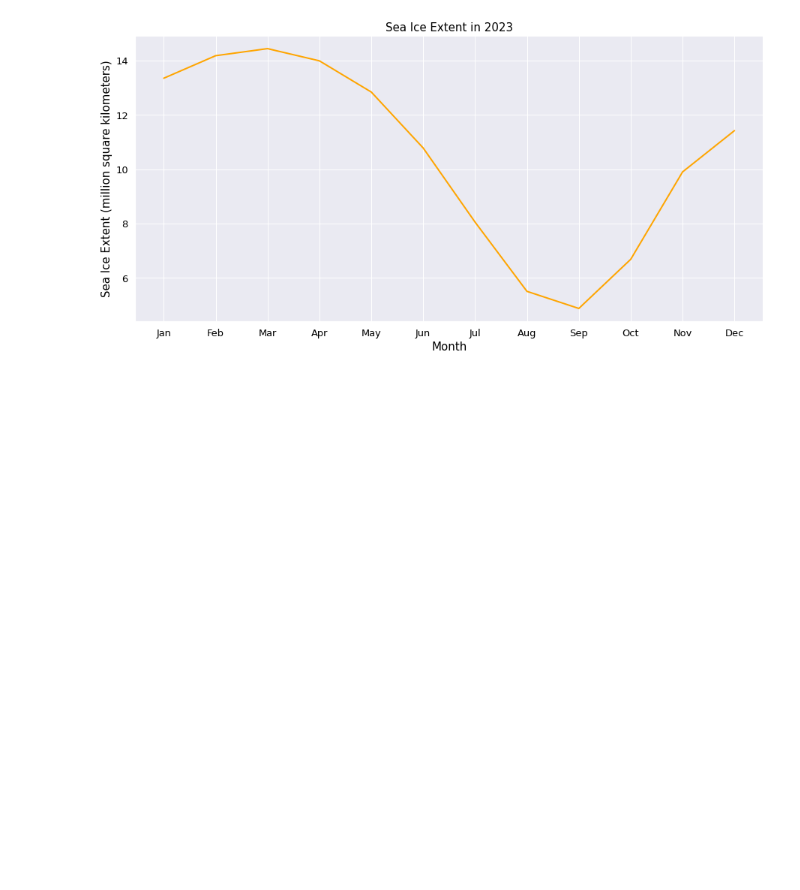
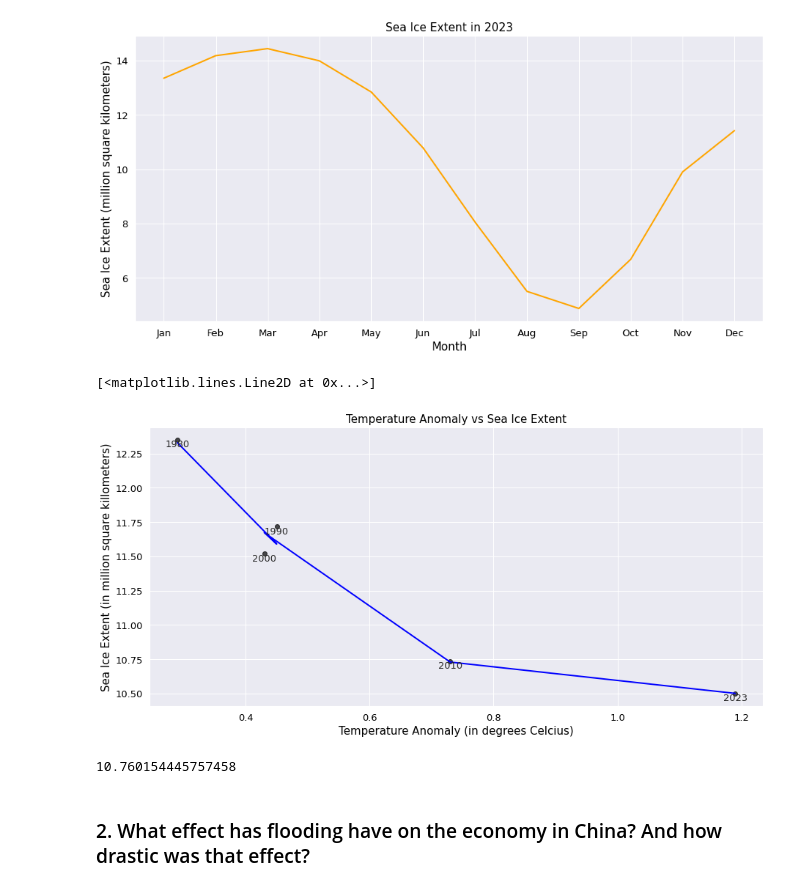
Before and after one commit to sonyaasha/3125-individual-project, a Jupyter notebook: codes/3125-IndividualProject.ipynb, the cells around one changed output. Saved outputs shown, nothing was run; the diff lists cells and outputs as text; code cells hidden in the pictures; blank space fills up the shorter version.

```diff
--- a/codes/3125-IndividualProject.ipynb
+++ b/codes/3125-IndividualProject.ipynb
@@ -242,3 +243,40 @@ data = pd.DataFrame({'Year': model_year, 'Temperature Anomaly': model_temp_anoma
 # create line of best fit
 # write the equation of the line
 # do a prediction for 2030
+# %%
+from sklearn.linear_model import LinearRegression
+from sklearn.preprocessing import PolynomialFeatures
+
+sns.set()
+plt.figure(figsize=(15, 7))
+plt.scatter(data['Temperature Anomaly'], data['Sea Ice Extent'], color = 'black', alpha=0.7)
+
+for i in range(len(data)):
+    plt.text(data['Temperature Anomaly'][i], data['Sea Ice Extent'][i], data['Year'][i], fontsize=13, ha='center', va='top')
+
+plt.xlabel('Temperature Anomaly (in degrees Celcius)', fontsize = 15, color='black')
+plt.ylabel('Sea Ice Extent (in million square killometers)', fontsize = 15, color='black')
+plt.xticks(fontsize=13, color='black')
+plt.yticks(fontsize=13, color='black')
+plt.title('Temperature Anomaly vs Sea Ice Extent', fontsize = 15, color='black')
+
+x = data['Temperature Anomaly'].values.reshape(-1, 1)
+y = data['Sea Ice Extent']
+
+poly = PolynomialFeatures(degree=2)
+x_poly = poly.fit_transform(x)
+
+model = LinearRegression()
+model.fit(x_poly, y)
+coef_main = model.coef_
+intercept_main = model.intercept_
+
+plt.plot(x, model.predict(x_poly), color='blue', linewidth=2)
+
+# PolynomialFeatures to generate polynomial features up to degree 2, effectively transforming your original
+# feature space into a higher-dimensional space. Then, you're using LinearRegression from scikit-learn to fit
+# this transformed feature space. Despite fitting a quadratic curve, you're still using linear regression to
+# estimate the coefficients of this curve.
+# %% [output]
+[<matplotlib.lines.Line2D at 0x...>]
+[figure, added]
@@ -244,0 +299,6 @@ data = pd.DataFrame({'Year': model_year, 'Temperature Anomaly': model_temp_anoma
+# %%
+predict_val(temp_anom_2030) # predicted value for 2030
+# %% [output]
+10.760154445757458
+# %% [markdown]
+### 2. What effect has flooding have on the economy in China? And how drastic was that effect?
```
Also changed, not shown: parts of 20 cells of this notebook, 1 other file.
